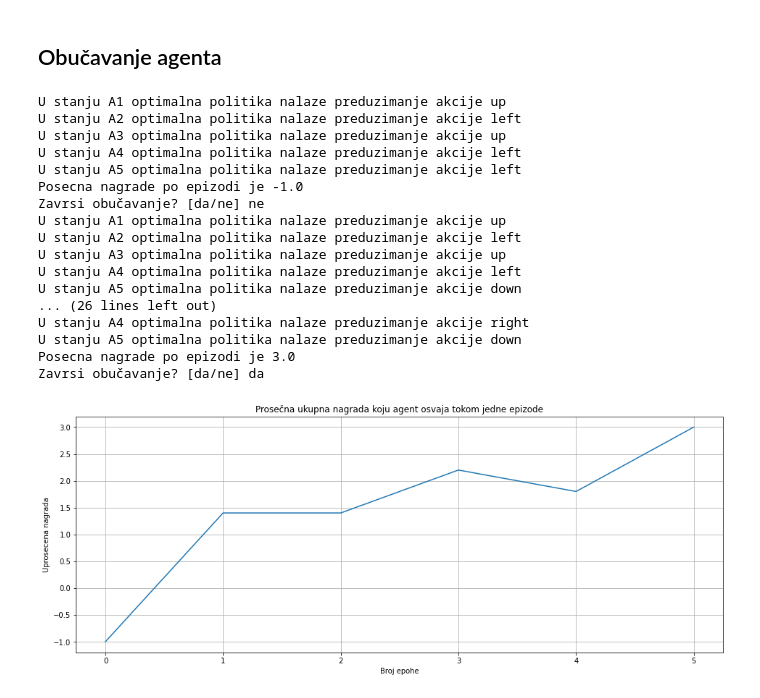
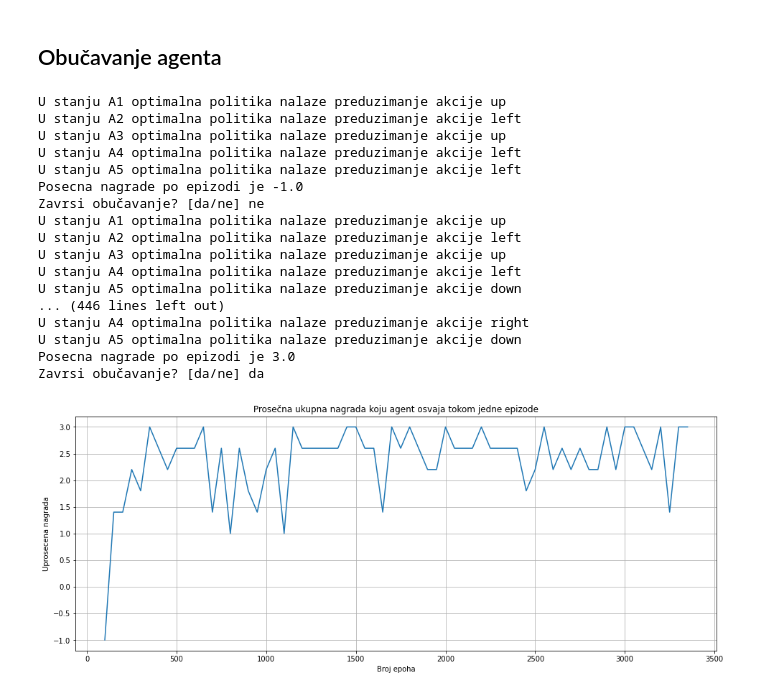
Before and after one commit to m-grbic/mu_dom05, a Jupyter notebook: main.ipynb, the cells around one changed output. Drawn from its saved outputs; the diff is of its cells as text; code cells hidden in the pictures.

```diff
--- a/main.ipynb
+++ b/main.ipynb
@@ -116,7 +116,7 @@ while not stop:
     if len(epochs):
         epochs.append(epochs[-1]+50)
     else:
-        epochs.append(50)
+        epochs.append(100)
 
     # Ispis optimalne politike
     agent.optimal_policy()
@@ -144,21 +144,21 @@ U stanju A2 optimalna politika nalaze preduzimanje akcije left
 U stanju A3 optimalna politika nalaze preduzimanje akcije up
 U stanju A4 optimalna politika nalaze preduzimanje akcije left
 U stanju A5 optimalna politika nalaze preduzimanje akcije down
-... (26 lines left out)
+... (446 lines left out)
 U stanju A4 optimalna politika nalaze preduzimanje akcije right
 U stanju A5 optimalna politika nalaze preduzimanje akcije down
 Posecna nagrade po epizodi je 3.0
 Zavrsi obučavanje? [da/ne] da
 # %%
 fig, axes = plt.subplots(nrows=1,figsize=(16,6))
-axes.plot(reward_lst)
+axes.plot(epochs, reward_lst)
 axes.set_title('Prosečna ukupna nagrada koju agent osvaja tokom jedne epizode')
 plt.ylabel('Uprosecena nagrada')
-plt.xlabel('Broj epohe')
+plt.xlabel('Broj epoha')
 plt.grid()
 plt.show()
 # %% [output]
-[figure, old version]
+[figure, new version]
 # %%
 # Konverzija u niz
 theta_arr = np.array(theta_lst)
```
Also changed, not shown: parts of 1 cell of this notebook.
